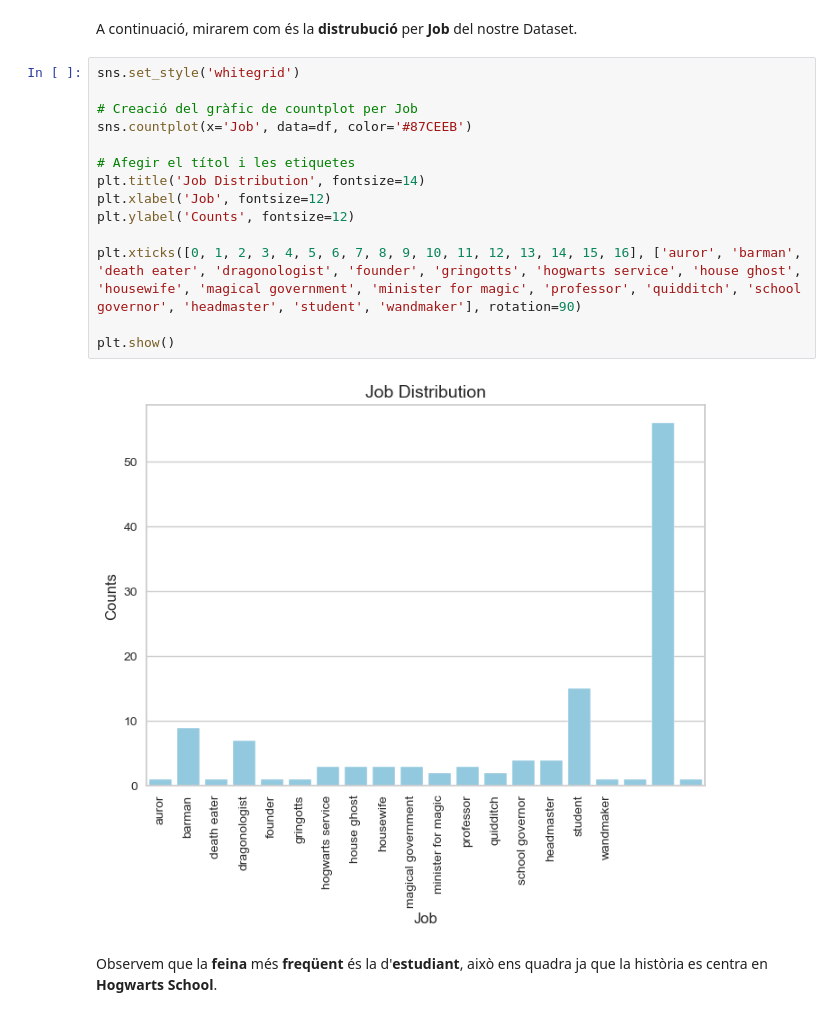
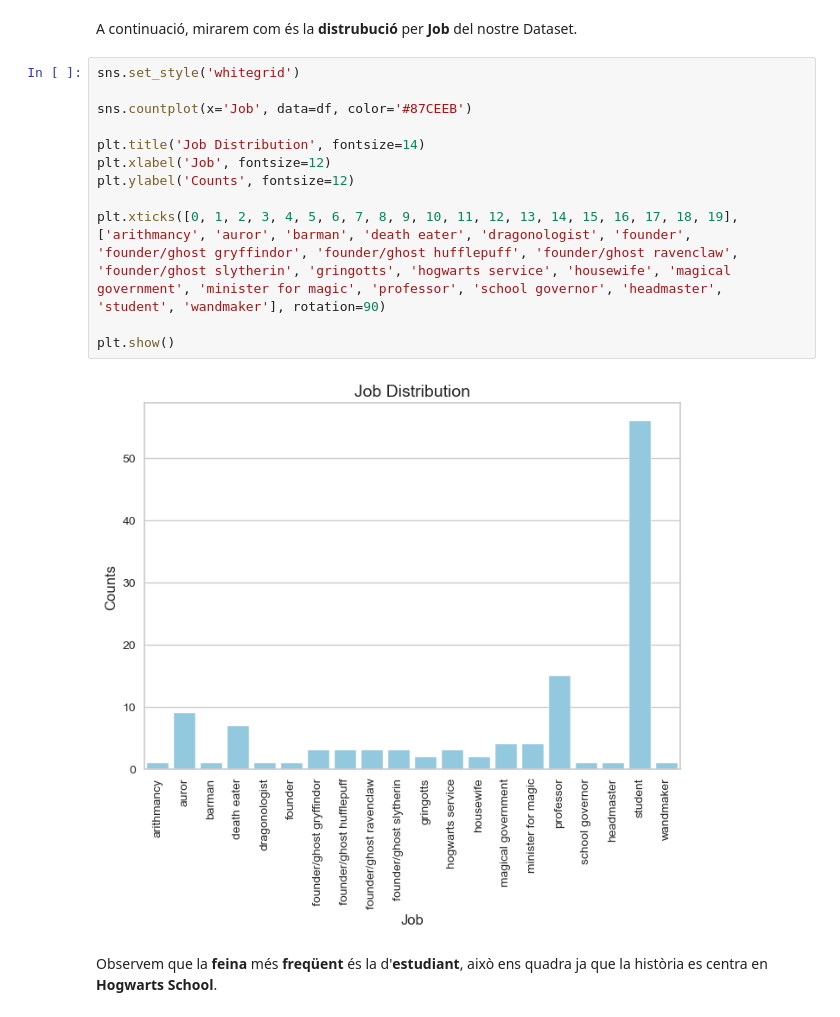
Before and after one commit to HelenaBoneu/HarryPotter, a Jupyter notebook: Harry_Potter.ipynb, the cells around one changed output. Drawn from its saved outputs; the diff is of its cells as text.

```diff
--- a/Harry_Potter.ipynb
+++ b/Harry_Potter.ipynb
@@ -1014,19 +920,17 @@ A continuació, mirarem com és la **distrubució** per **Job** del nostre Datas
 # %%
 sns.set_style('whitegrid')
 
-# Creació del gràfic de countplot per Job
 sns.countplot(x='Job', data=df, color='#87CEEB')
 
-# Afegir el títol i les etiquetes
 plt.title('Job Distribution', fontsize=14)
 plt.xlabel('Job', fontsize=12)
 plt.ylabel('Counts', fontsize=12)
 
-plt.xticks([0, 1, 2, 3, 4, 5, 6, 7, 8, 9, 10, 11, 12, 13, 14, 15, 16], ['auror', 'barman', 'death eater', 'dragonologist', 'founder', 'gringotts', 'hogwarts service', 'house ghost', 'housewife', 'magical government', 'minister for magic', 'professor', 'quidditch', 'school governor', 'headmaster', 'student', 'wandmaker'], rotation=90)
+plt.xticks([0, 1, 2, 3, 4, 5, 6, 7, 8, 9, 10, 11, 12, 13, 14, 15, 16, 17, 18, 19], ['arithmancy', 'auror', 'barman', 'death eater', 'dragonologist', 'founder', 'founder/ghost gryffindor', 'founder/ghost hufflepuff', 'founder/ghost ravenclaw', 'founder/ghost slytherin', 'gringotts', 'hogwarts service', 'housewife', 'magical government', 'minister for magic', 'professor', 'school governor', 'headmaster', 'student', 'wandmaker'], rotation=90)
 
 plt.show()
 # %% [output]
-[figure, old version]
+[figure, new version]
 # %% [markdown]
 Observem que la **feina** més **freqüent** és la d'**estudiant**, això ens quadra ja que la història es centra en **Hogwarts School**.
 # %% [markdown]
```
Also changed, not shown: parts of 69 cells of this notebook.
